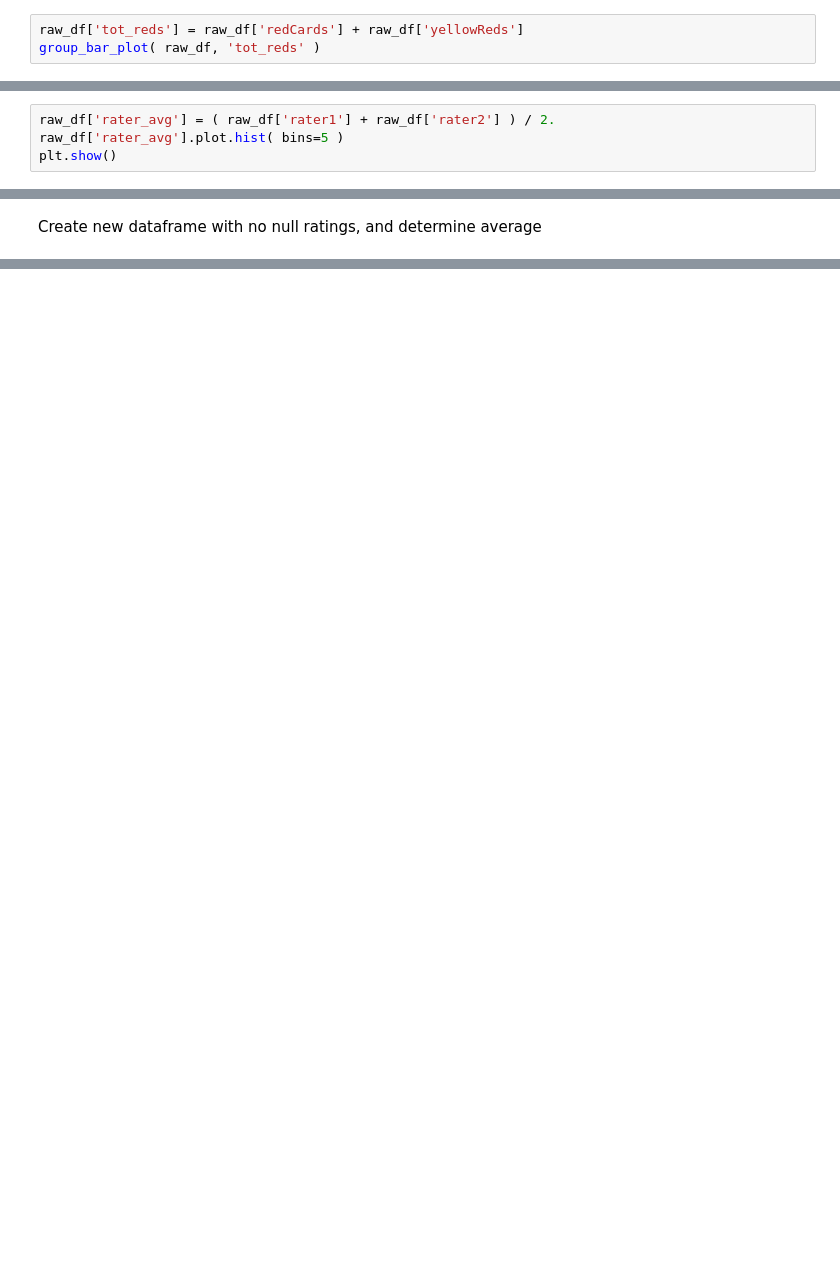
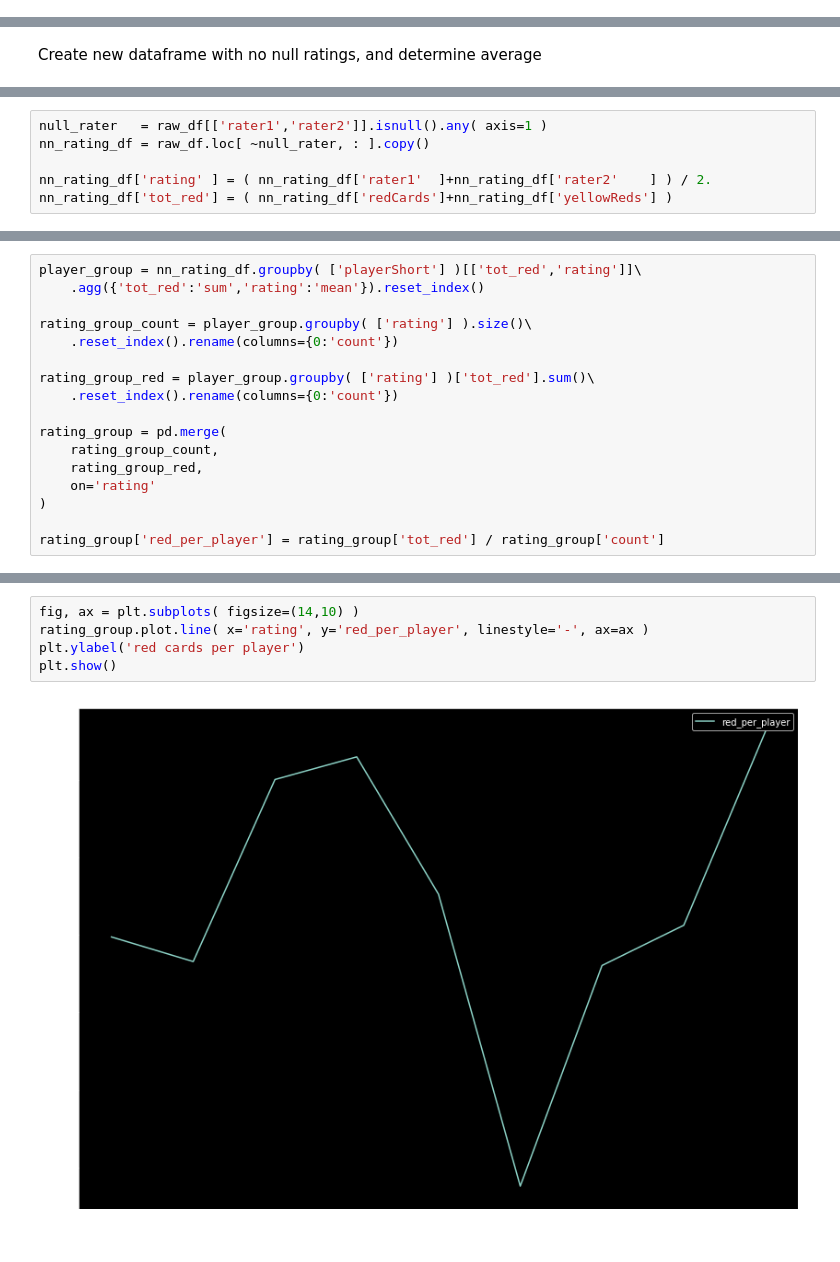
Before and after one commit to markertsean/redcard, a Jupyter notebook: Chi2_skin_category.ipynb, the cells around one changed output, grey strips where cells are left out. Saved outputs shown, nothing was run; the diff lists cells and outputs as text; blank space fills up the shorter version.

```diff
--- a/Chi2_skin_category.ipynb
+++ b/Chi2_skin_category.ipynb
@@ -270,3 +20,0 @@ Yellow reds is different than reds! We may want to consider the total number of
-# %%
-raw_df['tot_reds'] = raw_df['redCards'] + raw_df['yellowReds']
-group_bar_plot( raw_df, 'tot_reds' )
@@ -297,4 +20,0 @@ Looks like rater 1 and 2 differ, we probably want to consider an average.
-# %%
-raw_df['rater_avg'] = ( raw_df['rater1'] + raw_df['rater2'] ) / 2.
-raw_df['rater_avg'].plot.hist( bins=5 )
-plt.show()
@@ -538,0 +23,6 @@ sns.barplot(x='tone',y='cards',data=cards)
+# %%
+null_rater   = raw_df[['rater1','rater2']].isnull().any( axis=1 )
+nn_rating_df = raw_df.loc[ ~null_rater, : ].copy()
+
+nn_rating_df['rating' ] = ( nn_rating_df['rater1'  ]+nn_rating_df['rater2'    ] ) / 2.
+nn_rating_df['tot_red'] = ( nn_rating_df['redCards']+nn_rating_df['yellowReds'] )
@@ -538,0 +31,17 @@ sns.barplot(x='tone',y='cards',data=cards)
+# %%
+player_group = nn_rating_df.groupby( ['playerShort'] )[['tot_red','rating']]\
+    .agg({'tot_red':'sum','rating':'mean'}).reset_index()
+
+rating_group_count = player_group.groupby( ['rating'] ).size()\
+    .reset_index().rename(columns={0:'count'})
+
+rating_group_red = player_group.groupby( ['rating'] )['tot_red'].sum()\
+    .reset_index().rename(columns={0:'count'})
+
+rating_group = pd.merge(
+    rating_group_count,
+    rating_group_red,
+    on='rating'
+)
+
+rating_group['red_per_player'] = rating_group['tot_red'] / rating_group['count']
@@ -538,0 +61,7 @@ sns.barplot(x='tone',y='cards',data=cards)
+# %%
+fig, ax = plt.subplots( figsize=(14,10) )
+rating_group.plot.line( x='rating', y='red_per_player', linestyle='-', ax=ax )
+plt.ylabel('red cards per player')
+plt.show()
+# %% [output]
+[figure, added]
```
Also changed, not shown: parts of 90 cells of this notebook.
